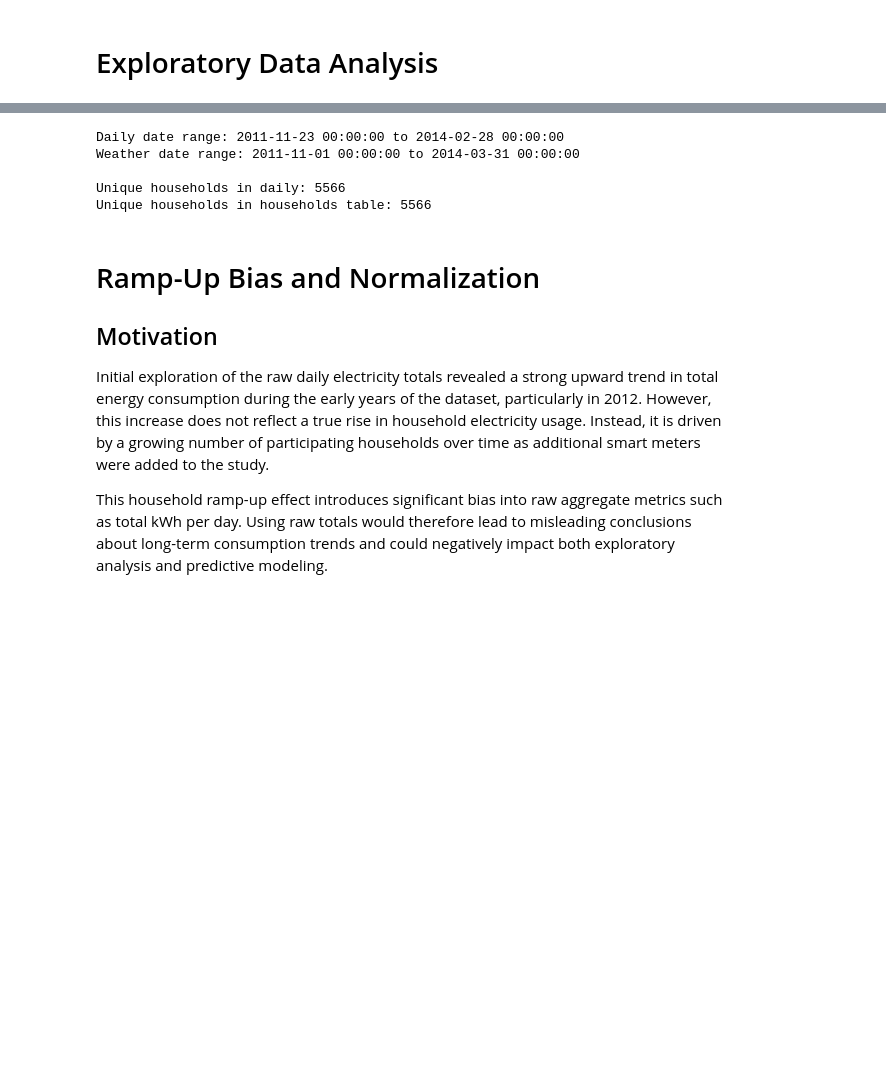
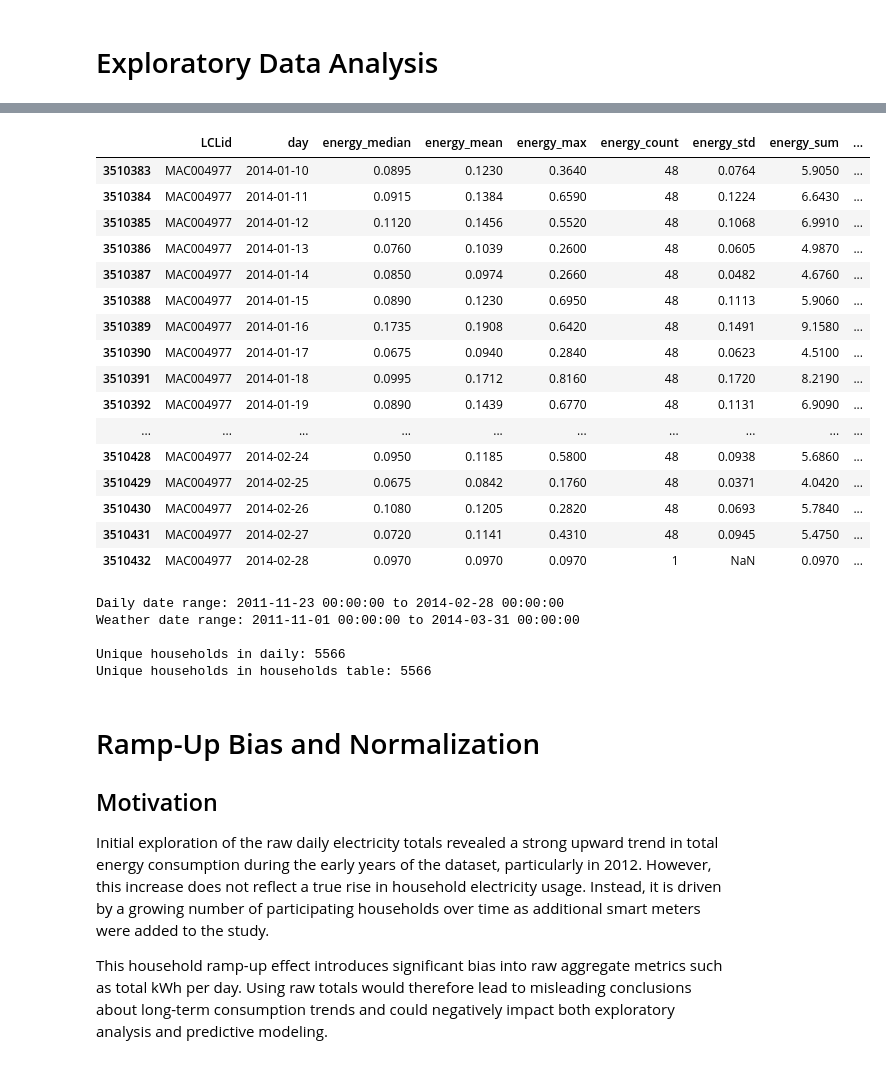
Before and after one commit to MaximeBoulat/TeamProject-530, a Jupyter notebook: Notebooks/Smart_meters_in_London.ipynb, the cells around one changed output, grey strips where cells are left out. Drawn from its saved outputs; the diff is of its cells as text; code cells hidden in the pictures; blank space fills up the shorter version.

```diff
--- a/Notebooks/Smart_meters_in_London.ipynb
+++ b/Notebooks/Smart_meters_in_London.ipynb
@@ -58,6 +58,26 @@ daily: (3510433, 9)
 households: (5566, 5)
 weather_daily: (882, 32)
 holidays: (25, 2)
+# %%
+daily.tail(50)
+# %% [output]
+|  | LCLid | day | energy_median | energy_mean | energy_max | energy_count | energy_std | energy_sum | ... |
+| 3510383 | MAC004977 | 2014-01-10 | 0.0895 | 0.1230 | 0.3640 | 48 | 0.0764 | 5.9050 | ... |
+| 3510384 | MAC004977 | 2014-01-11 | 0.0915 | 0.1384 | 0.6590 | 48 | 0.1224 | 6.6430 | ... |
+| 3510385 | MAC004977 | 2014-01-12 | 0.1120 | 0.1456 | 0.5520 | 48 | 0.1068 | 6.9910 | ... |
+| 3510386 | MAC004977 | 2014-01-13 | 0.0760 | 0.1039 | 0.2600 | 48 | 0.0605 | 4.9870 | ... |
+| 3510387 | MAC004977 | 2014-01-14 | 0.0850 | 0.0974 | 0.2660 | 48 | 0.0482 | 4.6760 | ... |
+| 3510388 | MAC004977 | 2014-01-15 | 0.0890 | 0.1230 | 0.6950 | 48 | 0.1113 | 5.9060 | ... |
+| 3510389 | MAC004977 | 2014-01-16 | 0.1735 | 0.1908 | 0.6420 | 48 | 0.1491 | 9.1580 | ... |
+| 3510390 | MAC004977 | 2014-01-17 | 0.0675 | 0.0940 | 0.2840 | 48 | 0.0623 | 4.5100 | ... |
+| 3510391 | MAC004977 | 2014-01-18 | 0.0995 | 0.1712 | 0.8160 | 48 | 0.1720 | 8.2190 | ... |
+| 3510392 | MAC004977 | 2014-01-19 | 0.0890 | 0.1439 | 0.6770 | 48 | 0.1131 | 6.9090 | ... |
+| ... | ... | ... | ... | ... | ... | ... | ... | ... | ... |
+| 3510428 | MAC004977 | 2014-02-24 | 0.0950 | 0.1185 | 0.5800 | 48 | 0.0938 | 5.6860 | ... |
+| 3510429 | MAC004977 | 2014-02-25 | 0.0675 | 0.0842 | 0.1760 | 48 | 0.0371 | 4.0420 | ... |
+| 3510430 | MAC004977 | 2014-02-26 | 0.1080 | 0.1205 | 0.2820 | 48 | 0.0693 | 5.7840 | ... |
+| 3510431 | MAC004977 | 2014-02-27 | 0.0720 | 0.1141 | 0.4310 | 48 | 0.0945 | 5.4750 | ... |
+| 3510432 | MAC004977 | 2014-02-28 | 0.0970 | 0.0970 | 0.0970 | 1 | NaN | 0.0970 | ... |
 # %%
 # Remove last row (corrupt)
 daily = daily.iloc[:-1]
```
Also changed, not shown: parts of 30 cells of this notebook.
